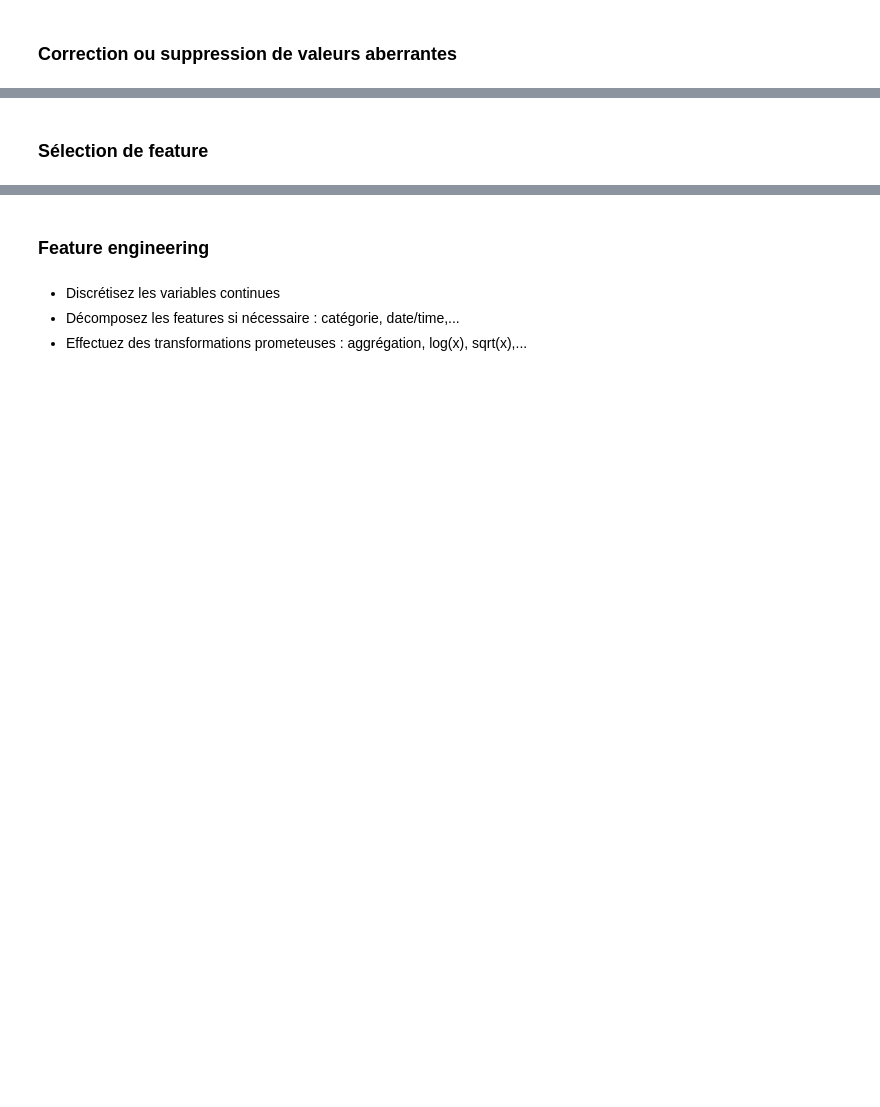
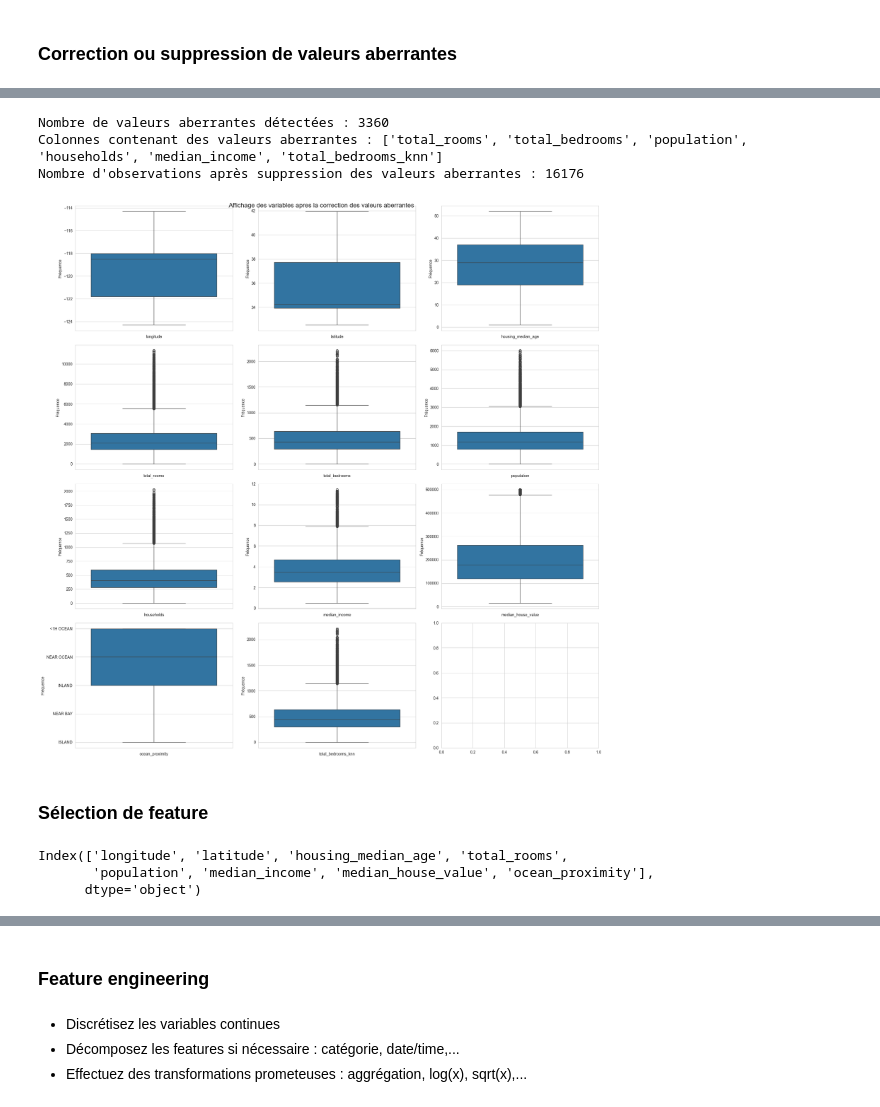
Before and after one commit to Staures92/Formation_Intermediaire, a Jupyter notebook: Machine Learning/1.1. Lab1 - Data Preprocessing - California Housing Median Price.ipynb, the cells around one changed output, grey strips where cells are left out. Saved outputs shown, nothing was run; the diff lists cells and outputs as text; code cells hidden in the pictures; blank space fills up the shorter version.

```diff
--- a/Machine Learning/1.1. Lab1 - Data Preprocessing - California Housing Median Price.ipynb
+++ b/Machine Learning/1.1. Lab1 - Data Preprocessing - California Housing Median Price.ipynb
@@ -514,5 +626,65 @@ housing_train_clean_df = _
+# %%
+# Fonction pour calculer le z-score
+def calculate_z_score(x):
+    return (x - x.mean()) / x.std()
+
+# Calcul des z-scores pour chaque colonne numérique
+z_scores = housing_train_clean_df.select_dtypes(include='number').apply(calculate_z_score, axis=0)
+
+# Définition du seuil de z-score
+z_threshold = 4
+
+# Identification des valeurs aberrantes
+outliers = z_scores[abs(z_scores) > z_threshold].dropna(how='all')
+
+# Affichage des résultats
+print("Nombre de valeurs aberrantes détectées :", outliers.size)
+print("Colonnes contenant des valeurs aberrantes :", outliers.loc[:, outliers.any()].columns.tolist())
+
+# Suppression des valeurs aberrantes
+Housing_clean1 = housing_train_clean_df.loc[~housing_train_clean_df.index.isin(outliers.dropna(how='all').index)]
+print("Nombre d'observations après suppression des valeurs aberrantes :", len(Housing_clean1))
+# %% [output]
+Nombre de valeurs aberrantes détectées : 3360
+Colonnes contenant des valeurs aberrantes : ['total_rooms', 'total_bedrooms', 'population', 'households', 'median_income', 'total_bedrooms_knn']
+Nombre d'observations après suppression des valeurs aberrantes : 16176
+# %%
+# Configurer la grille du subplot
+fig, axes = plt.subplots(4, 3, figsize=(20, 20))
+fig.suptitle('Affichage des variables apres la correction des valeurs aberrantes', fontsize=16)
+# la methode 'flatten' pour une itération facile
+axes = axes.flatten()
+
+# Créer le plot de distribution pour chaque variable numérique
+for i, column in enumerate(columns):
+    sns.boxplot(Housing_clean1[column], ax=axes[i])
+    #axes[i].set_title(f'{column}')
+    axes[i].set_xlabel(column)
+    axes[i].set_ylabel('Fréquence')
+
+# Adjust the layout and display the plot
+plt.tight_layout()
+plt.show()
+# %% [output]
+[figure, added]
 # %% [markdown]
 ### Sélection de feature
 # %%
 # supprimez les variables ne fournissant pas d'informations utiles
 # pour prédire le prix médian des maisons
+
+# List of columns to drop
+columns_to_drop = [
+    'total_bedrooms_knn',  # Redundant with 'total_bedrooms'
+    'total_bedrooms',      # Can be derived from total_rooms and households
+    'households'           # Highly correlated with population, total_bedrooms and total_rooms
+]
+
+# Drop the columns
+housing_train_cleaned_df = Housing_clean1.drop(columns=columns_to_drop)
+
+print(housing_train_cleaned_df.columns)
+# %% [output]
+Index(['longitude', 'latitude', 'housing_median_age', 'total_rooms',
+       'population', 'median_income', 'median_house_value', 'ocean_proximity'],
+      dtype='object')
```
Also changed, not shown: parts of 33 cells of this notebook, 2 other files.
